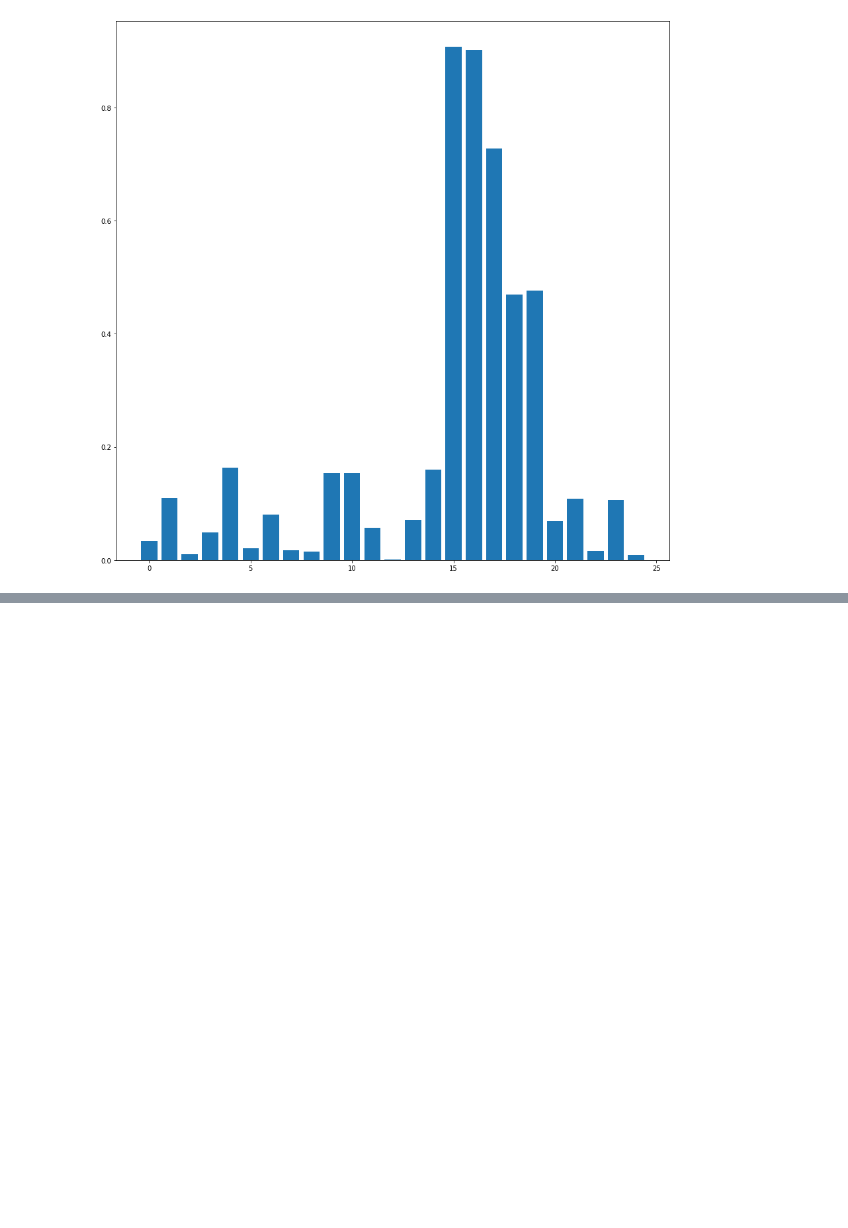
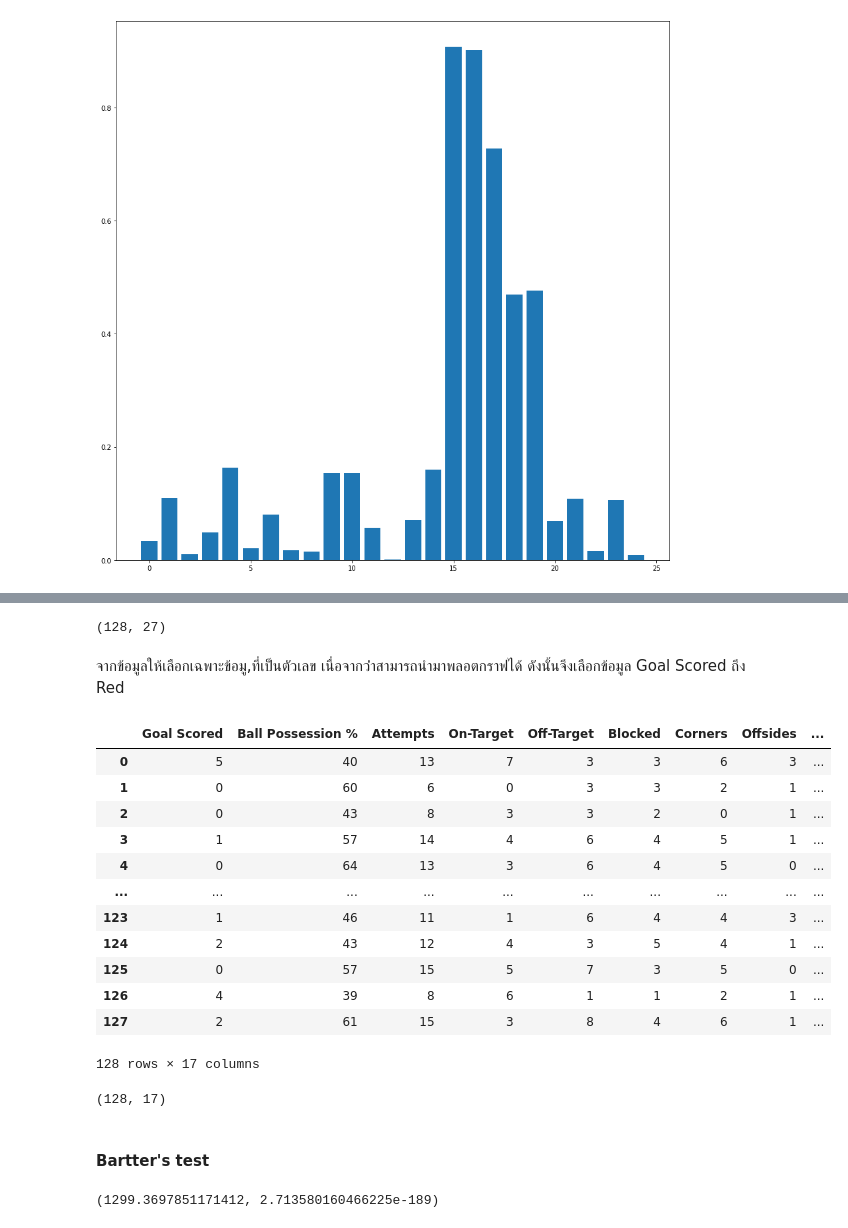
Before and after one commit to nichakornchaisuwan/multivariaet, a Jupyter notebook: Chapter_5_Factor_Analysis.ipynb, the cells around one changed output, grey strips where cells are left out. Cells and saved outputs as stored; diff of their text form; code cells hidden in the pictures; blank space fills up the shorter version.

```diff
--- a/Chapter_5_Factor_Analysis.ipynb
+++ b/Chapter_5_Factor_Analysis.ipynb
@@ -247,0 +265,6 @@ plt.bar(range(25),np.absolute(fa2.loadings_[:,0]))
+# %%
+fifa.shape
+# %% [output]
+(128, 27)
+# %% [markdown]
+จากข้อมูลให้เลือกเฉพาะข้อมู,ที่เป็นตัวเลข เนื่อจากว่่าสามารถนำมาพลอตกราฟได้ ดังนั้นจึงเลือกข้อมูล Goal Scored ถึง Red
@@ -247,0 +274,17 @@ plt.bar(range(25),np.absolute(fa2.loadings_[:,0]))
+# %%
+fifa_dropped=fifa.iloc[:,3:20]
+fifa_dropped
+# %% [output]
+|  | Goal Scored | Ball Possession % | Attempts | On-Target | Off-Target | Blocked | Corners | Offsides | ... |
+| 0 | 5 | 40 | 13 | 7 | 3 | 3 | 6 | 3 | ... |
+| 1 | 0 | 60 | 6 | 0 | 3 | 3 | 2 | 1 | ... |
+| 2 | 0 | 43 | 8 | 3 | 3 | 2 | 0 | 1 | ... |
+| 3 | 1 | 57 | 14 | 4 | 6 | 4 | 5 | 1 | ... |
+| 4 | 0 | 64 | 13 | 3 | 6 | 4 | 5 | 0 | ... |
+| ... | ... | ... | ... | ... | ... | ... | ... | ... | ... |
+| 123 | 1 | 46 | 11 | 1 | 6 | 4 | 4 | 3 | ... |
+| 124 | 2 | 43 | 12 | 4 | 3 | 5 | 4 | 1 | ... |
+| 125 | 0 | 57 | 15 | 5 | 7 | 3 | 5 | 0 | ... |
+| 126 | 4 | 39 | 8 | 6 | 1 | 1 | 2 | 1 | ... |
+| 127 | 2 | 61 | 15 | 3 | 8 | 4 | 6 | 1 | ... |
+128 rows × 17 columns
@@ -247,0 +293,12 @@ plt.bar(range(25),np.absolute(fa2.loadings_[:,0]))
+# %%
+fifa_dropped.shape
+# %% [output]
+(128, 17)
+# %% [markdown]
+#### Bartter's test
+# %%
+from factor_analyzer.factor_analyzer import calculate_bartlett_sphericity
+chi_square_value,p_value=calculate_bartlett_sphericity(fifa_dropped)
+chi_square_value,p_value
+# %% [output]
+(1299.3697851171412, 2.713580160466225e-189)
```
Also changed, not shown: parts of 40 cells of this notebook.
